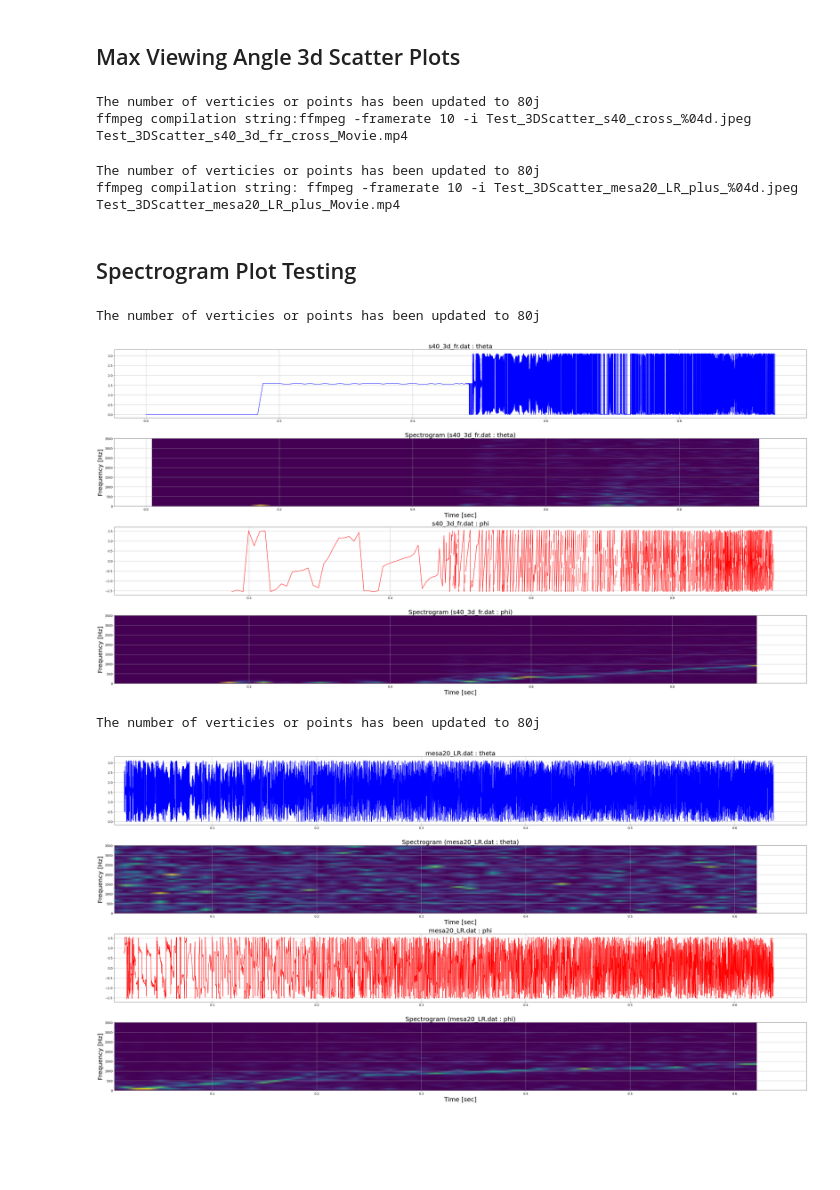
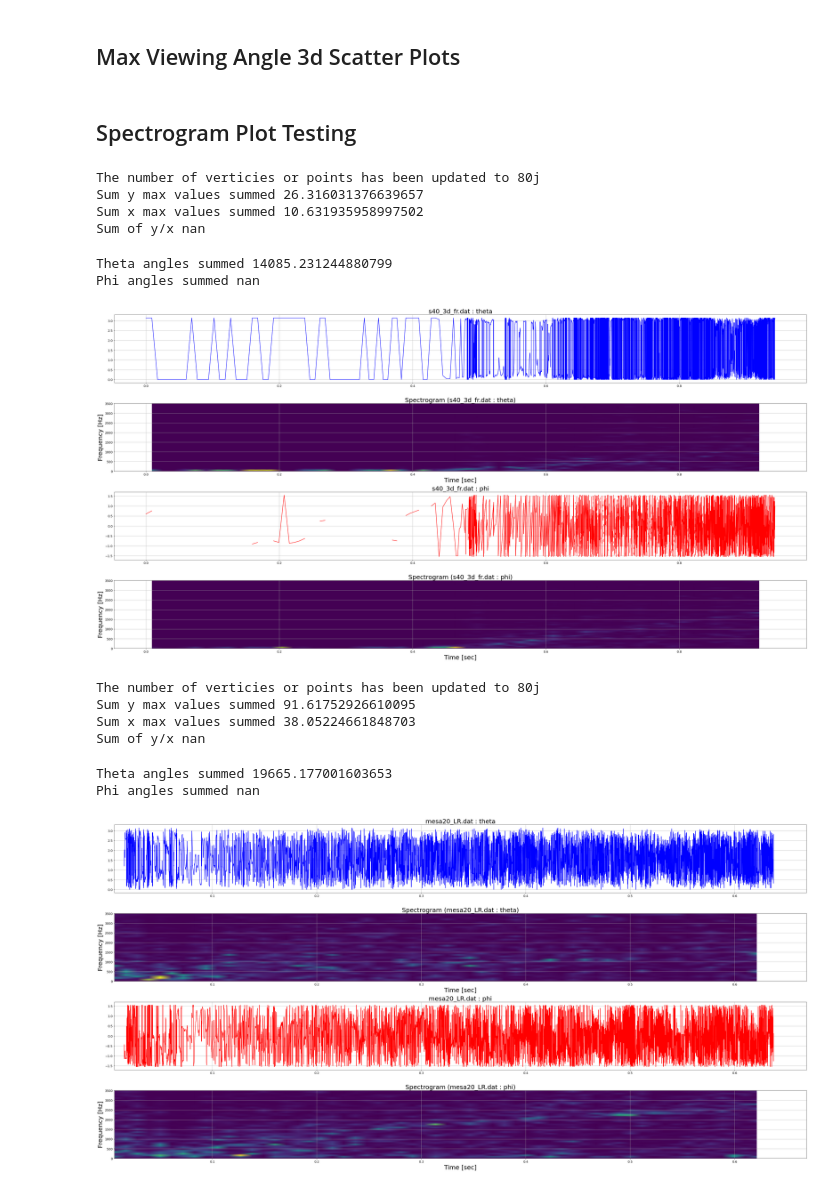
Before and after one commit to StevenVC/PajkosSummerResearch, a Jupyter notebook: programs/TempCompleteSystem.ipynb, the cells around one changed output. Saved outputs shown, nothing was run; the diff lists cells and outputs as text; code cells hidden in the pictures; blank space fills up the shorter version.

```diff
--- a/programs/TempCompleteSystem.ipynb
+++ b/programs/TempCompleteSystem.ipynb
@@ -426,26 +429,16 @@ ax.set_xlabel('Time (s)')
 # %% [markdown]
 ## Max Viewing Angle 3d Scatter Plots
 # %%
-s40_fr.update_nVerts(80j)
+s40_fr.update_nVerts(50j)
 
-blockTitle = 'Test Normalized, Maximum Gravitational Wave Strain (Data: '+'s40_3d_fr.'+') ('+'plus-polarized'+')'
-s40_fr.maxStrainScatterPlot('Test_3DScatter_s40_cross_','AnimationRotateScatter/s40_3d_fr_MaxStrain_3dScatter/1Test/',
-                           'Test_3DScatter_s40_3d_fr_cross_', blockTitle, 0, norm = True, dataSlice=(-1,4))
-
-#ffmpeg -framerate 10 -i Test_3DScatter_s40_cross_%04d.jpeg  Test_3DScatter_s40_3d_fr_cross_Movie.mp4
+blockTitle = 'Normalized, Maximum Gravitational Wave Strain (Data: '+'s40_3d_fr.'+') ('+'cross-polarized'+') (Un-Normalized)'
+s40_fr.maxStrainScatterPlot('3DScatter_s40_cross_','AnimationRotateScatter/s40_3d_fr_MaxStrain_3dScatter/',
+                           '3DScatter_s40_3d_fr_cross_UnNormalized_', blockTitle, 0, norm = False, dataSlice=(-1,4), rotationArray=np.arange(0,360))
-# %% [output]
-The number of verticies or points has been updated to 80j
-ffmpeg compilation string:ffmpeg -framerate 10 -i Test_3DScatter_s40_cross_%04d.jpeg Test_3DScatter_s40_3d_fr_cross_Movie.mp4
 # %%
-mesa20_LR.update_nVerts(80j)
+mesa20_LR.update_nVerts(60j)
 
-blockTitle = 'Test Normalized, Maximum Gravitational Wave Strain (Data: '+'mesa20_LR.'+') ('+'plus-polarized'+')'
-mesa20_LR.maxStrainScatterPlot('Test_3DScatter_mesa20_LR_plus_','AnimationRotateScatter/mesa20_LR_MaxStrain_3dScatter/1Test/',
-                           'Test_3DScatter_mesa20_LR_plus_', blockTitle, 0, norm = False, dataSlice=(-1,4))
-
-#ffmpeg -framerate 10 -i Test_3DScatter_mesa20_LR_plus_%04d.jpeg  Test_3DScatter_mesa20_LR_plus_Movie.mp4
+blockTitle = 'Maximum Gravitational Wave Strain (Data: '+'mesa20_LR.'+') ('+'cross-polarized'+') (Normalized)'
+mesa20_LR.maxStrainScatterPlot('3DScatter_mesa20_LR_cross_Normalized_','AnimationRotateScatter/mesa20_LR_MaxStrain_3dScatter/',
+                           '3DScatter_mesa20_LR_cross_Normalized_', blockTitle, 0, norm = True, dataSlice=(-1,4), rotationArray=np.arange(0,180))
-# %% [output]
-The number of verticies or points has been updated to 80j
-ffmpeg compilation string: ffmpeg -framerate 10 -i Test_3DScatter_mesa20_LR_plus_%04d.jpeg Test_3DScatter_mesa20_LR_plus_Movie.mp4
 # %% [markdown]
 ## Spectrogram Plot Testing
@@ -452,14 +451,24 @@ ffmpeg compilation string: ffmpeg -framerate 10 -i Test_3DScatter_mesa20_LR_plus
 # %%
 s40_fr.update_nVerts(80j)
 s40_fr.update_timeSample=5
-s40_fr.dipoleDirecPlots(N = 13e3, polarization=1, angles = [0,np.pi,0,2*np.pi], norm = True, specTF=True, phiTF=True)
+s40_fr.dipoleDirecPlots(N = 13e3, polarization=0, angles = [0,np.pi,0,2*np.pi], norm = True, specTF=True, phiTF=True)
 # %% [output]
 The number of verticies or points has been updated to 80j
+Sum y max values summed 26.316031376639657
+Sum x max values summed 10.631935958997502
+Sum of y/x nan
+Theta angles summed 14085.231244880799
+Phi angles summed nan
-[figure, old version]
+[figure, new version]
 # %%
 mesa20_LR.update_nVerts(80j)
 mesa20_LR.update_timeSample=1
-mesa20_LR.dipoleDirecPlots(N = 13e3, polarization=1, angles = [0,np.pi,0,2*np.pi], norm = True, specTF=True, phiTF=True)
+mesa20_LR.dipoleDirecPlots(N = 13e3, polarization=0, angles = [0,np.pi,0,2*np.pi], norm = True, specTF=True, phiTF=True)
 # %% [output]
 The number of verticies or points has been updated to 80j
+Sum y max values summed 91.61752926610095
+Sum x max values summed 38.05224661848703
+Sum of y/x nan
+Theta angles summed 19665.177001603653
+Phi angles summed nan
-[figure, old version]
+[figure, new version]
```
Also changed, not shown: parts of 7 cells of this notebook, 1 other file.
